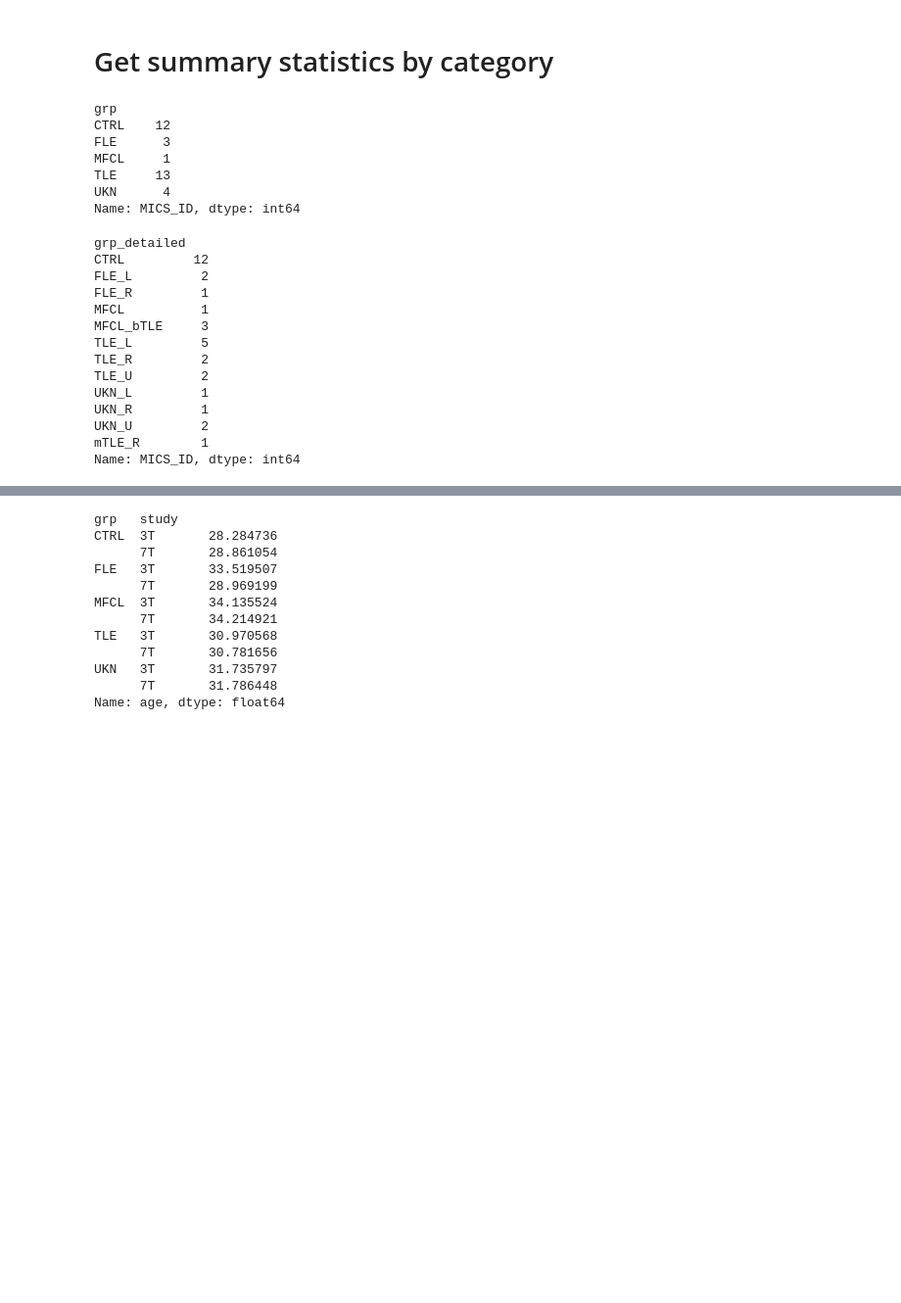
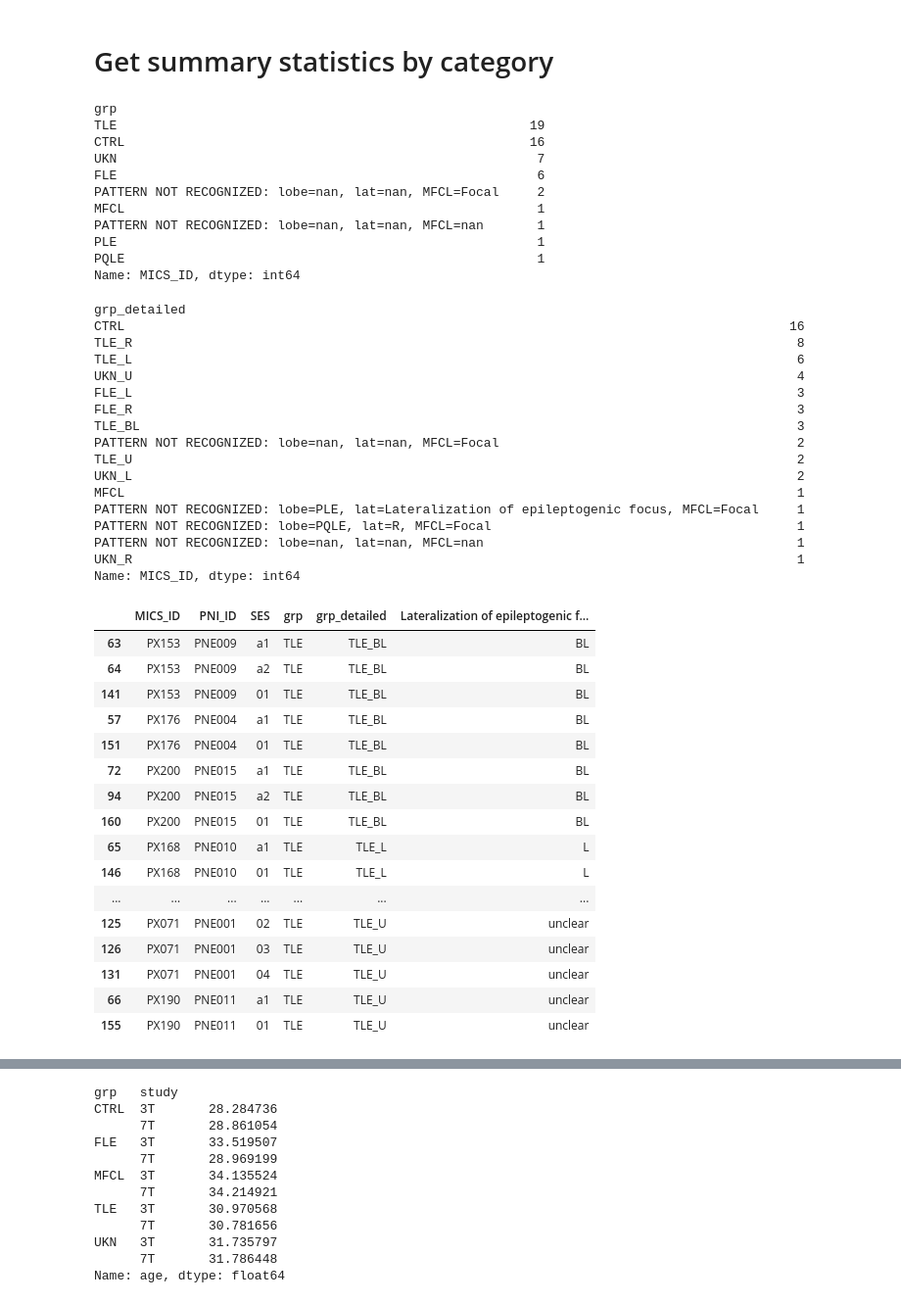
Before and after one commit to mendelsonD/3T7T, a Jupyter notebook: analyses/02_demo.ipynb, the cells around one changed output, grey strips where cells are left out. Shown at 98% size. Cells and saved outputs as stored; diff of their text form; code cells hidden in the pictures; blank space fills up the shorter version.

Commit message:
Carry demographics values, dob from 7T sheet, changed grouping such that mTLE and bilateral TLE (with one side more dominant than the other)  get included into TLE_L or TLE_R in grp_detailed col.

```diff
--- a/analyses/02_demo.ipynb
+++ b/analyses/02_demo.ipynb
@@ -348,32 +410,60 @@ All assigned a group
 # print number per group, median age, number of 3T and 7T sessions in each group
 #demo['grp'].value_counts()
 # count unique participants per group
-demo.groupby('grp')['MICS_ID'].nunique()
+demo.groupby('grp')['MICS_ID'].nunique().sort_values(ascending=False)
 # %% [output]
 grp
-CTRL    12
-FLE      3
-MFCL     1
-TLE     13
-UKN      4
+TLE                                                      19
+CTRL                                                     16
+UKN                                                       7
+FLE                                                       6
+PATTERN NOT RECOGNIZED: lobe=nan, lat=nan, MFCL=Focal     2
+MFCL                                                      1
+PATTERN NOT RECOGNIZED: lobe=nan, lat=nan, MFCL=nan       1
+PLE                                                       1
+PQLE                                                      1
 Name: MICS_ID, dtype: int64
 # %%
-demo.groupby('grp_detailed')['MICS_ID'].nunique()
+demo.groupby('grp_detailed')['MICS_ID'].nunique().sort_values(ascending=False)
 # %% [output]
 grp_detailed
-CTRL         12
-FLE_L         2
-FLE_R         1
-MFCL          1
-MFCL_bTLE     3
-TLE_L         5
-TLE_R         2
-TLE_U         2
-UKN_L         1
-UKN_R         1
-UKN_U         2
-mTLE_R        1
+CTRL                                                                                       16
+TLE_R                                                                                       8
+TLE_L                                                                                       6
+UKN_U                                                                                       4
+FLE_L                                                                                       3
+FLE_R                                                                                       3
+TLE_BL                                                                                      3
+PATTERN NOT RECOGNIZED: lobe=nan, lat=nan, MFCL=Focal                                       2
+TLE_U                                                                                       2
+UKN_L                                                                                       2
+MFCL                                                                                        1
+PATTERN NOT RECOGNIZED: lobe=PLE, lat=Lateralization of epileptogenic focus, MFCL=Focal     1
+PATTERN NOT RECOGNIZED: lobe=PQLE, lat=R, MFCL=Focal                                        1
+PATTERN NOT RECOGNIZED: lobe=nan, lat=nan, MFCL=nan                                         1
+UKN_R                                                                                       1
 Name: MICS_ID, dtype: int64
+# %%
+# print all grp=TLE with laterlaization
+demo[demo['grp'] == 'TLE'][['MICS_ID', 'PNI_ID', 'SES', 'grp', 'grp_detailed', 'Lateralization of epileptogenic focus']].drop_duplicates().sort_values(['grp', 'grp_detailed', 'MICS_ID'])
+# %% [output]
+|  | MICS_ID | PNI_ID | SES | grp | grp_detailed | Lateralization of epileptogenic f... |
+| 63 | PX153 | PNE009 | a1 | TLE | TLE_BL | BL |
+| 64 | PX153 | PNE009 | a2 | TLE | TLE_BL | BL |
+| 141 | PX153 | PNE009 | 01 | TLE | TLE_BL | BL |
+| 57 | PX176 | PNE004 | a1 | TLE | TLE_BL | BL |
+| 151 | PX176 | PNE004 | 01 | TLE | TLE_BL | BL |
+| 72 | PX200 | PNE015 | a1 | TLE | TLE_BL | BL |
+| 94 | PX200 | PNE015 | a2 | TLE | TLE_BL | BL |
+| 160 | PX200 | PNE015 | 01 | TLE | TLE_BL | BL |
+| 65 | PX168 | PNE010 | a1 | TLE | TLE_L | L |
+| 146 | PX168 | PNE010 | 01 | TLE | TLE_L | L |
+| ... | ... | ... | ... | ... | ... | ... |
+| 125 | PX071 | PNE001 | 02 | TLE | TLE_U | unclear |
+| 126 | PX071 | PNE001 | 03 | TLE | TLE_U | unclear |
+| 131 | PX071 | PNE001 | 04 | TLE | TLE_U | unclear |
+| 66 | PX190 | PNE011 | a1 | TLE | TLE_U | unclear |
+| 155 | PX190 | PNE011 | 01 | TLE | TLE_U | unclear |
 # %%
 demo[['grp', 'study', 'SES']].drop_duplicates().sort_values(['grp', 'study', 'SES'])
 # %% [output]
```
Also changed, not shown: parts of 7 cells of this notebook, 1 other file.
